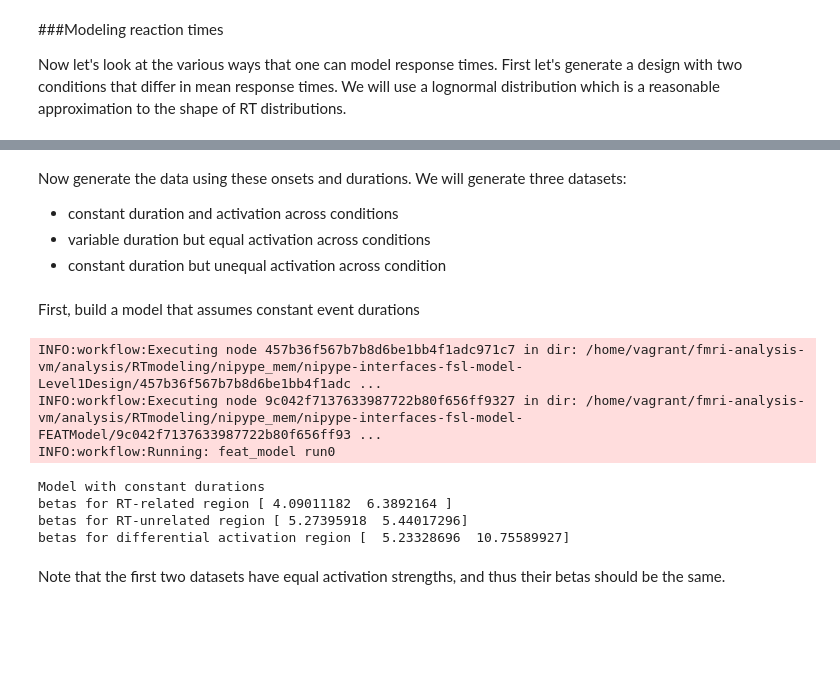
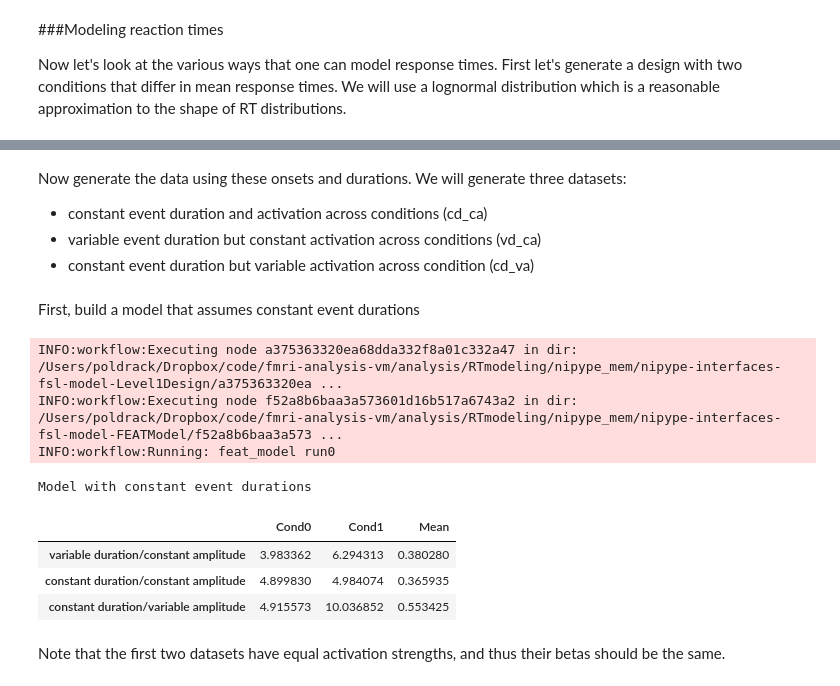
Before and after one commit to poldrack/fmri-analysis-vm, a Jupyter notebook: analysis/RTmodeling/RTmodeling.ipynb, the cells around one changed output, grey strips where cells are left out. Saved outputs shown, nothing was run; the diff lists cells and outputs as text; code cells hidden in the pictures; blank space fills up the shorter version.

```diff
--- a/analysis/RTmodeling/RTmodeling.ipynb
+++ b/analysis/RTmodeling/RTmodeling.ipynb
@@ -121,8 +122,8 @@ Mean RT (condition 1): 1.65911753524
 # %% [markdown]
 Now generate the data using these onsets and durations. We will generate three datasets:
-* constant duration and activation across conditions
-* variable duration but equal activation across conditions
-* constant duration but unequal activation across condition
+* constant event duration and activation across conditions (cd_ca)
+* variable event duration but constant activation across conditions (vd_ca)
+* constant event duration but variable activation across condition (cd_va)
 # %%
 times=numpy.arange(0,total_length,1/100.)
 deslen=len(times) # length of design in high-resolution (10 ms) space
@@ -163,6 +165,10 @@ info = [Bunch(conditions=['cond0',
                          [meanrt]])]
 
 # create a dummy image for SpecifyModel to look at
+if not os.path.exists('tmp.nii.gz'):
+    dummy=nibabel.Nifti1Image(numpy.zeros((12,12,12,total_length)),numpy.identity(4))
+    dummy.to_filename('tmp.nii.gz')
+
 s = model.SpecifyModel()
 s.inputs.input_units = 'secs'
 s.inputs.functional_runs = 'tmp.nii.gz'
@@ -183,23 +189,34 @@ modelgen = mem.cache(fsl.model.FEATModel)
 modelgen_results = modelgen(fsf_file=level1design_results.outputs.fsf_files,
                             ev_files=level1design_results.outputs.ev_files)
 # %% [output]
-INFO:workflow:Executing node 457b36f567b7b8d6be1bb4f1adc971c7 in dir: /home/vagrant/fmri-analysis-vm/analysis/RTmodeling/nipype_mem/nipype-interfaces-fsl-model-Level1Design/457b36f567b7b8d6be1bb4f1adc ...
-INFO:workflow:Executing node 9c042f7137633987722b80f656ff9327 in dir: /home/vagrant/fmri-analysis-vm/analysis/RTmodeling/nipype_mem/nipype-interfaces-fsl-model-FEATModel/9c042f7137633987722b80f656ff93 ...
+INFO:workflow:Executing node a375363320ea68dda332f8a01c332a47 in dir: /Users/poldrack/Dropbox/code/fmri-analysis-vm/analysis/RTmodeling/nipype_mem/nipype-interfaces-fsl-model-Level1Design/a375363320ea ...
+INFO:workflow:Executing node f52a8b6baa3a573601d16b517a6743a2 in dir: /Users/poldrack/Dropbox/code/fmri-analysis-vm/analysis/RTmodeling/nipype_mem/nipype-interfaces-fsl-model-FEATModel/f52a8b6baa3a573 ...
 INFO:workflow:Running: feat_model run0
 # %%
 X=numpy.loadtxt(modelgen_results.outputs.design_file,skiprows=5)
-beta_hat_var_nort=numpy.linalg.inv(X.T.dot(X)).dot(X.T).dot(data_var)
-print 'Model with constant durations'
-print 'betas for RT-related region',beta_hat_var_nort
-beta_hat_const_nort=numpy.linalg.inv(X.T.dot(X)).dot(X.T).dot(data_const)
-print 'betas for RT-unrelated region',beta_hat_const_nort
-beta_hat_cond_nort=numpy.linalg.inv(X.T.dot(X)).dot(X.T).dot(data_cond)
-print 'betas for differential activation region',beta_hat_cond_nort
+X=numpy.hstack((X,numpy.ones((X.shape[0],1))))
+
+print 'Model with constant event durations'
+
+beta_hat_vd_ca_nort=numpy.linalg.inv(X.T.dot(X)).dot(X.T).dot(data_vd_ca)
+
+beta_hat_cd_ca_nort=numpy.linalg.inv(X.T.dot(X)).dot(X.T).dot(data_cd_ca)
+
+beta_hat_cd_va_nort=numpy.linalg.inv(X.T.dot(X)).dot(X.T).dot(data_cd_va)
+
+import pandas as pd
+betas_nort=numpy.vstack((beta_hat_vd_ca_nort,beta_hat_cd_ca_nort,beta_hat_cd_va_nort))
+df_nort=pd.DataFrame(betas_nort,columns=['Cond0','Cond1','Mean'],
+                index=['variable duration/constant amplitude',
+                       'constant duration/constant amplitude',
+                      'constant duration/variable amplitude'])
+HTML( df_nort.to_html() )
 # %% [output]
-Model with constant durations
-betas for RT-related region [ 4.09011182  6.3892164 ]
-betas for RT-unrelated region [ 5.27395918  5.44017296]
-betas for differential activation region [  5.23328696  10.75589927]
+Model with constant event durations
+|  | Cond0 | Cond1 | Mean |
+| variable duration/constant amplitude | 3.983362 | 6.294313 | 0.380280 |
+| constant duration/constant amplitude | 4.899830 | 4.984074 | 0.365935 |
+| constant duration/variable amplitude | 4.915573 | 10.036852 | 0.553425 |
 # %% [markdown]
 Note that the first two datasets have equal activation strengths, and thus their betas should be the same.
 # %% [markdown]
```
Also changed, not shown: parts of 9 cells of this notebook.
